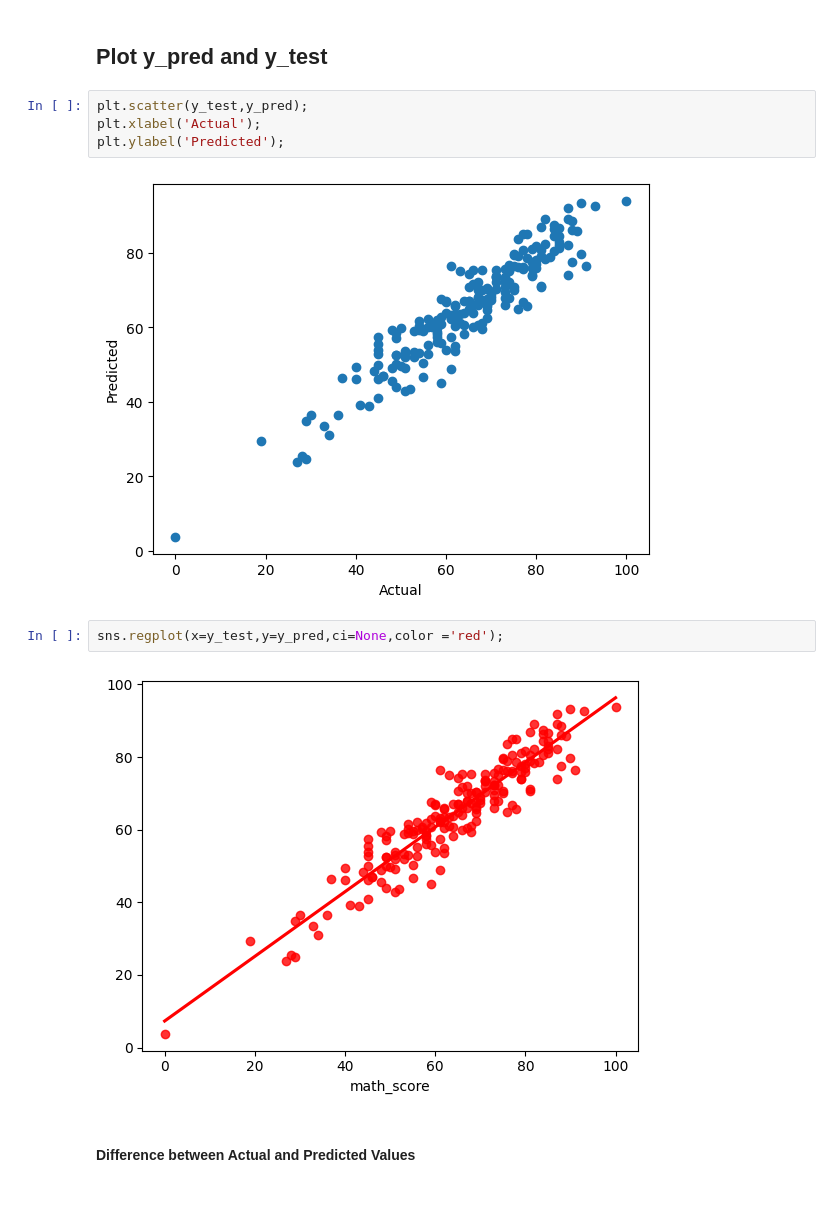
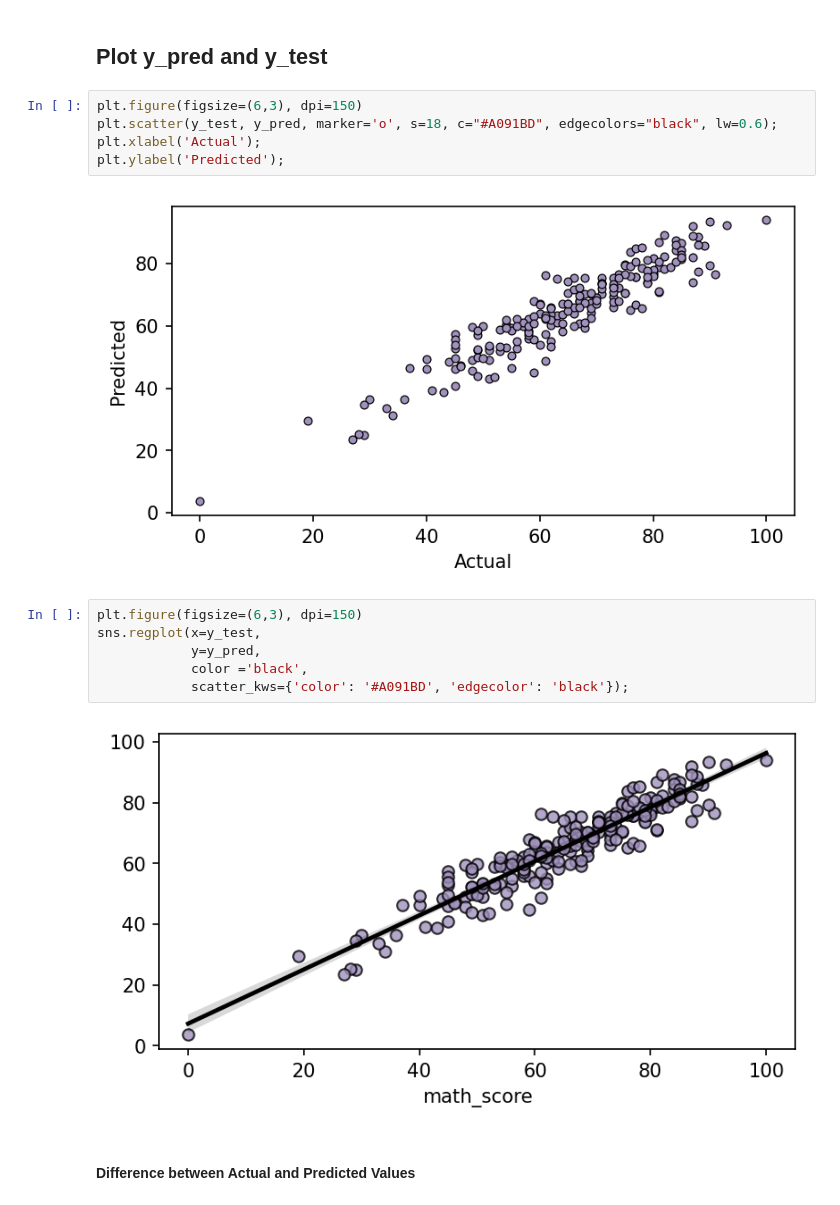
Before and after one commit to jaiminjariwala/ML_Project, a Jupyter notebook: notebook/2. MODEL TRAINING.ipynb, the cells around one changed output. Drawn from its saved outputs; the diff is of its cells as text.

```diff
--- a/notebook/2. MODEL TRAINING.ipynb
+++ b/notebook/2. MODEL TRAINING.ipynb
@@ -220,15 +228,20 @@ print(" Accuracy of the model is %.2f" %score)
 # %% [markdown]
 ## Plot y_pred and y_test
 # %%
-plt.scatter(y_test,y_pred);
+plt.figure(figsize=(6,3), dpi=150)
+plt.scatter(y_test, y_pred, marker='o', s=18, c="#A091BD", edgecolors="black", lw=0.6);
 plt.xlabel('Actual');
 plt.ylabel('Predicted');
 # %% [output]
-[figure, old version]
+[figure, new version]
 # %%
-sns.regplot(x=y_test,y=y_pred,ci=None,color ='red');
+plt.figure(figsize=(6,3), dpi=150)
+sns.regplot(x=y_test,
+            y=y_pred,
+            color ='black',
+            scatter_kws={'color': '#A091BD', 'edgecolor': 'black'});
 # %% [output]
-[figure, old version]
+[figure, new version]
 # %% [markdown]
 #### Difference between Actual and Predicted Values
 # %%
```
Also changed, not shown: parts of 9 cells of this notebook, 3 other files.
